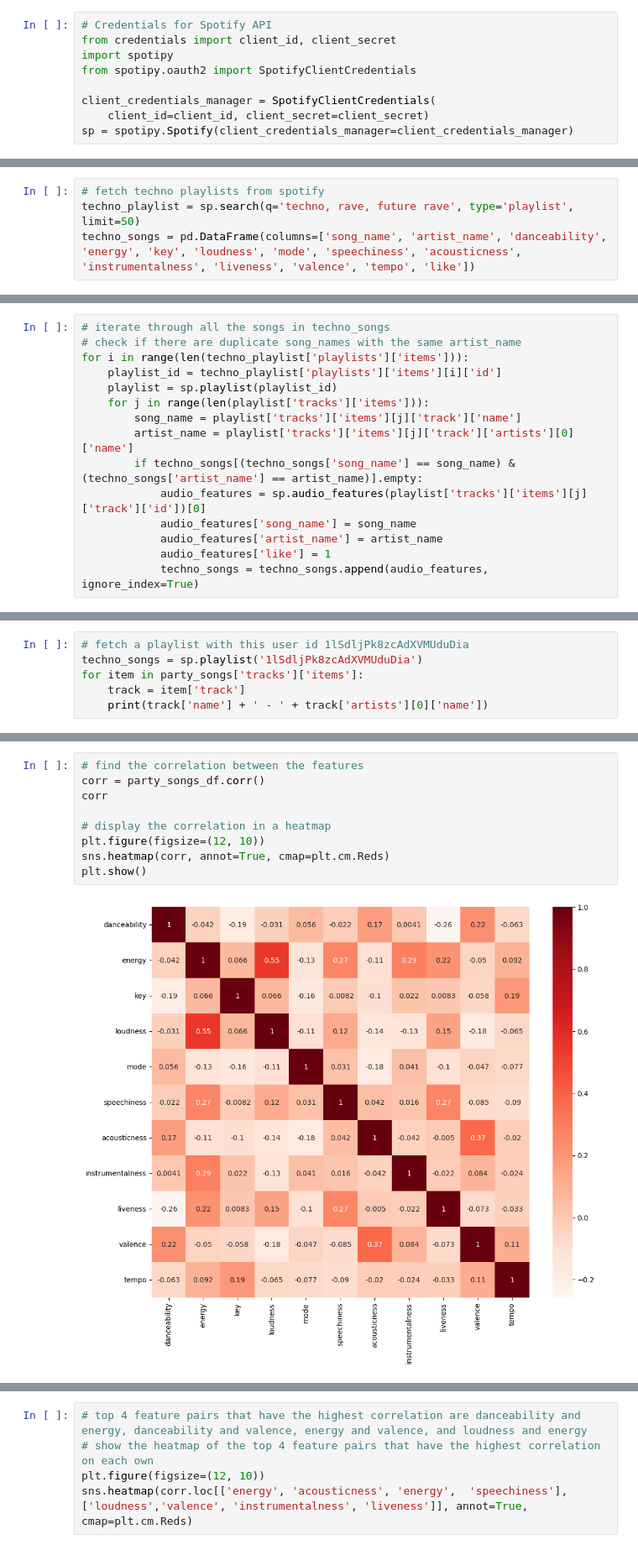
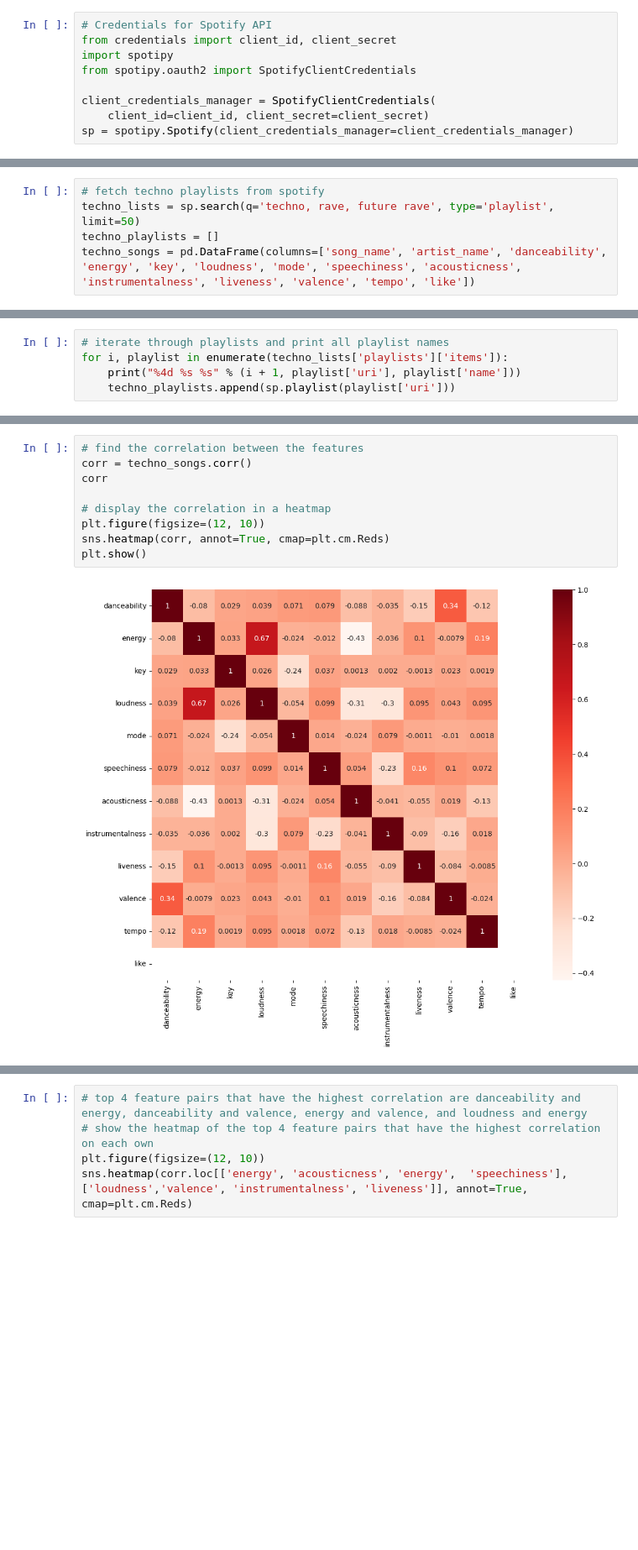
Before and after one commit to misterteri/spotify-api, a Jupyter notebook: main.ipynb, the cells around one changed output, grey strips where cells are left out. Shown: that part at 84% size. Drawn from its saved outputs; the diff is of its cells as text; blank space fills up the shorter version.

```diff
--- a/main.ipynb
+++ b/main.ipynb
@@ -17,4 +18,5 @@ from sklearn.neighbors import KNeighborsClassifier
 # %%
 # fetch techno playlists from spotify
-techno_playlist = sp.search(q='techno, rave, future rave', type='playlist', limit=50)
+techno_lists = sp.search(q='techno, rave, future rave', type='playlist', limit=50)
+techno_playlists = []
 techno_songs = pd.DataFrame(columns=['song_name', 'artist_name', 'danceability', 'energy', 'key', 'loudness', 'mode', 'speechiness', 'acousticness', 'instrumentalness', 'liveness', 'valence', 'tempo', 'like'])
@@ -25,15 +22,0 @@ techno_songs
-# %%
-# iterate through all the songs in techno_songs
-# check if there are duplicate song_names with the same artist_name
-for i in range(len(techno_playlist['playlists']['items'])):
-    playlist_id = techno_playlist['playlists']['items'][i]['id']
-    playlist = sp.playlist(playlist_id)
-    for j in range(len(playlist['tracks']['items'])):
-        song_name = playlist['tracks']['items'][j]['track']['name']
-        artist_name = playlist['tracks']['items'][j]['track']['artists'][0]['name']
-        if techno_songs[(techno_songs['song_name'] == song_name) & (techno_songs['artist_name'] == artist_name)].empty:
-            audio_features = sp.audio_features(playlist['tracks']['items'][j]['track']['id'])[0]
-            audio_features['song_name'] = song_name
-            audio_features['artist_name'] = artist_name
-            audio_features['like'] = 1
-            techno_songs = techno_songs.append(audio_features, ignore_index=True)
@@ -41,0 +23,5 @@ Series([], Name: song_name, dtype: int64)
+# %%
+# iterate through playlists and print all playlist names
+for i, playlist in enumerate(techno_lists['playlists']['items']):
+    print("%4d %s %s" % (i + 1, playlist['uri'], playlist['name']))
+    techno_playlists.append(sp.playlist(playlist['uri']))
@@ -134,6 +127,0 @@ techno_playlists['playlists']['items'][0]
-# %%
-# fetch a playlist with this user id 1lSdljPk8zcAdXVMUduDia
-techno_songs = sp.playlist('1lSdljPk8zcAdXVMUduDia')
-for item in party_songs['tracks']['items']:
-    track = item['track']
-    print(track['name'] + ' - ' + track['artists'][0]['name'])
@@ -215,11 +154,11 @@ party_songs['tracks']['items'][0]['track']['album']['artists'][0]['external_urls
 # %%
 # find the correlation between the features
-corr = party_songs_df.corr()
+corr = techno_songs.corr()
 corr
 
 # display the correlation in a heatmap
 plt.figure(figsize=(12, 10))
 sns.heatmap(corr, annot=True, cmap=plt.cm.Reds)
 plt.show()
 # %% [output]
-[figure, old version]
+[figure, new version]
```
Also changed, not shown: parts of 20 cells of this notebook.
